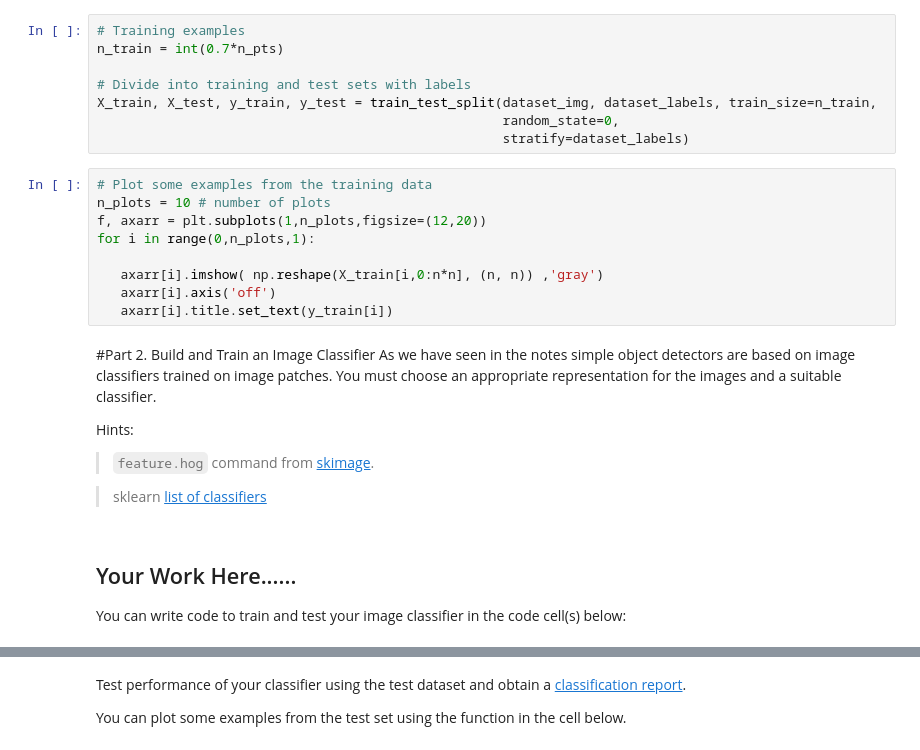
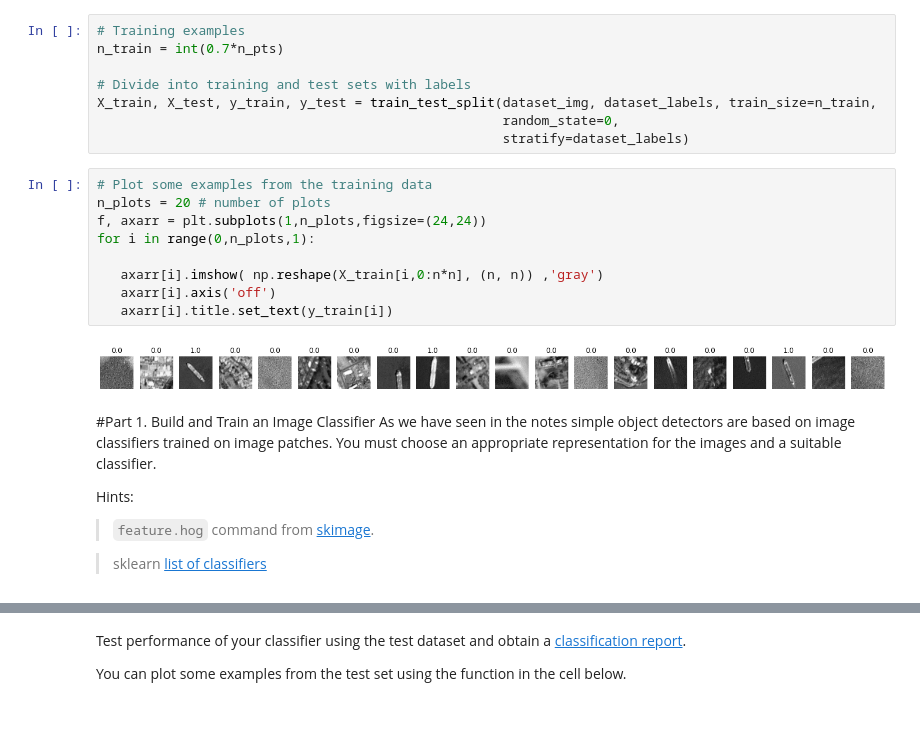
Before and after one commit to comaraDOTcom/machine-vision, a Jupyter notebook: classical/Etivity_assignment1.ipynb, the cells around one changed output, grey strips where cells are left out. Saved outputs shown, nothing was run; the diff lists cells and outputs as text; blank space fills up the shorter version.

```diff
--- a/classical/Etivity_assignment1.ipynb
+++ b/classical/Etivity_assignment1.ipynb
@@ -126,21 +120,20 @@ X_train, X_test, y_train, y_test = train_test_split(dataset_img, dataset_labels,
                                                     stratify=dataset_labels)
 # %%
 # Plot some examples from the training data
-n_plots = 10 # number of plots
-f, axarr = plt.subplots(1,n_plots,figsize=(12,20))
+n_plots = 20 # number of plots
+f, axarr = plt.subplots(1,n_plots,figsize=(24,24))
 for i in range(0,n_plots,1):
 
    axarr[i].imshow( np.reshape(X_train[i,0:n*n], (n, n)) ,'gray')
    axarr[i].axis('off')
    axarr[i].title.set_text(y_train[i])
+# %% [output]
+[figure, added]
 # %% [markdown]
-#Part 2. Build and Train an Image Classifier
+#Part 1. Build and Train an Image Classifier
 As we have seen in the notes simple object detectors are based on image classifiers trained on image patches. You must choose an appropriate representation for the images and a suitable classifier.
 
 Hints:
 > `feature.hog` command from [skimage](https://scikit-image.org/docs/dev/auto_examples/features_detection/plot_hog.html).
 
 >sklearn [list of classifiers](https://scikit-learn.org/stable/auto_examples/classification/plot_classifier_comparison.html)
-# %% [markdown]
-## Your Work Here......
-You can write code to train and test your image classifier in the code cell(s) below:
```
Also changed, not shown: parts of 19 cells of this notebook.
